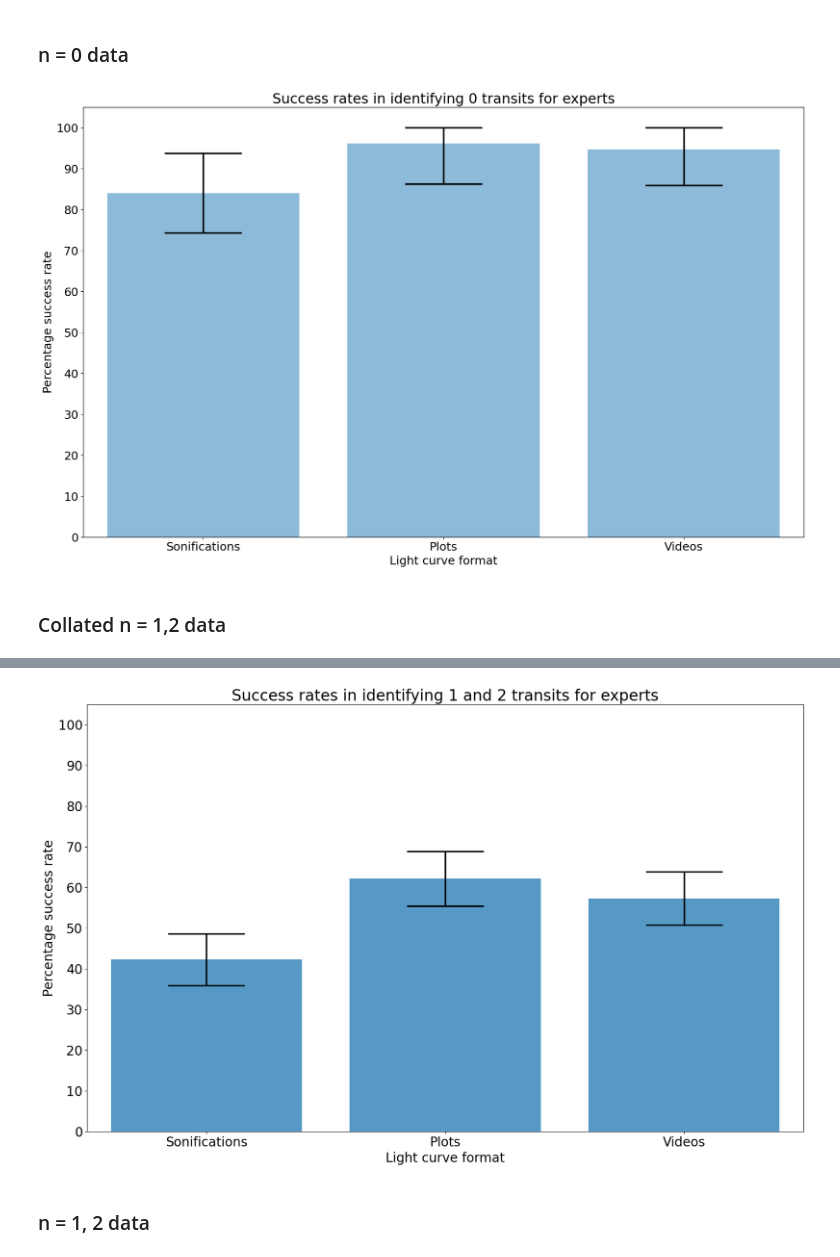
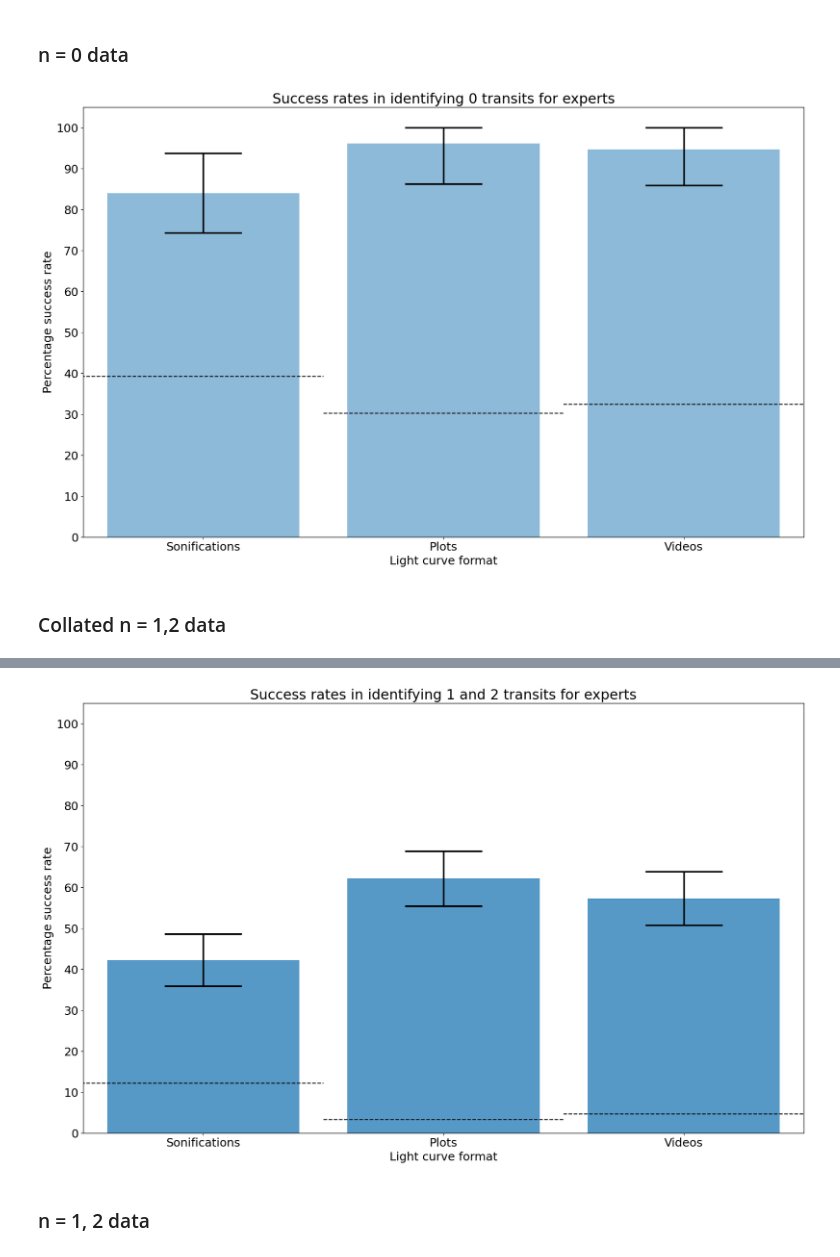
Before and after one commit to jacktuckerbrown/star-sound, a Jupyter notebook: analysis.ipynb, the cells around one changed output, grey strips where cells are left out. Cells and saved outputs as stored; diff of their text form; code cells hidden in the pictures.

Commit message:
functions to calc guess percentages and adding these to figures

```diff
--- a/analysis.ipynb
+++ b/analysis.ipynb
@@ -1065,10 +1119,0 @@ Responses and correct answers calculated
-# %%
-props = []
-snr = [3,5,7,10,30,100]
-
-for i in snr:
-
-    props.append(prop0_incorrect(expert_sound,i))
-
-guess_0_expert = 100*sum(props)/6
-print(guess_0_expert)
@@ -1077,23 +1119,0 @@ print(guess_0_expert)
-# %%
-rtz = 0
-onestwos = 0
-
-for i in sets_expert['Data']:
-
-    j = i.iloc[0:6]
-    #display(j)
-
-    for k in range(0,len(j['Name'])):
-
-        nu = j.iloc[k]['Total responses']
-        #print("Responses", nu)
-        rtz = rtz + float(nu) # Sum
-        #print("Total responses", rtz)
-
-        mu = float(j.iloc[k]['# of 1s']) + float(j.iloc[k]['# of 2s'])
-        #print("Add # of 1s and 2s",mu)
-        onestwos = onestwos + mu
-        #print("Total ones and twos responses", onestwos)
-
-#expert0guess = onestwos/rtz*100
-#print("Guess percentage =",expert0guess)
@@ -1129,16 +1155,15 @@ for i in sets_expert['Data']:
     suc_expert.append(tot_n/tot_resp*100)
     errsuc_expert.append(np.sqrt(tot_resp)/tot_resp*100)
 
-#print(suc_expert,errsuc_expert)
-#lo = error_trimming(suc_expert,errsuc_expert)[1]
-#up = error_trimming(suc_expert,errsuc_expert)[0]
-#errs = [lo, up]
-#print(errs)
 
 f, ax = plt.subplots(figsize=(20,12))
 ax.bar([1,2,3], suc_expert, yerr=error_out(suc_expert,errsuc_expert),
        error_kw=dict(capthick=2.5, elinewidth=2.5, ecolor='black'), alpha=0.5,align='center', ecolor='black', capsize=60)
-#ax.hlines(guess_0_expert,0, 4, linestyle = 'dashed',color= 'black')
+
+ax.hlines(calc_0guess(expert_sound,expert_visual,expert_video)[0],0, 1.5, linestyle = 'dashed',color= 'black')
+ax.hlines(calc_0guess(expert_sound,expert_visual,expert_video)[1],1.5, 2.5, linestyle = 'dashed',color= 'black')
+ax.hlines(calc_0guess(expert_sound,expert_visual,expert_video)[2],2.5, 4, linestyle = 'dashed',color= 'black')
+
 plt.ylim([0, 105])
 plt.xlim([0.5,3.5])
 ax.set_ylabel("Percentage success rate")
@@ -1155,7 +1180,7 @@ ax.xaxis.set_major_locator(x_locator)
 
 plt.savefig("n = 0, experts.jpg")
 # %% [output]
-[figure, old version]
+[figure, new version]
 # %% [markdown]
 ### Collated n = 1,2 data
 # %%
@@ -1186,15 +1211,14 @@ for i in sets_expert['Data']:
     suc_expert.append(tot_n/tot_resp*100)
     errsuc_expert.append(np.sqrt(tot_resp)/tot_resp*100)
 
-#print(suc_expert,errsuc_expert)
-#lo = error_trimming(suc_expert,errsuc_expert)[1]
-#up = error_trimming(suc_expert,errsuc_expert)[0]
-#errs = [lo, up]
-#print(errs)
 
 f, ax = plt.subplots(figsize=(20,12))
 ax.bar([1,2,3], suc_expert, yerr=error_out(suc_expert,errsuc_expert),
        error_kw=dict(capthick=2.5, elinewidth=2.5, ecolor='black'), alpha=0.75, align='center', ecolor='black', capsize=60)
+
+ax.hlines(calc_12guess(expert_sound,expert_visual,expert_video)[0],0, 1.5, linestyle = 'dashed',color= 'black')
+ax.hlines(calc_12guess(expert_sound,expert_visual,expert_video)[1],1.5, 2.5, linestyle = 'dashed',color= 'black')
+ax.hlines(calc_12guess(expert_sound,expert_visual,expert_video)[2],2.5, 4, linestyle = 'dashed',color= 'black')
 #ax.hlines(guess_0_expert,0, 4, linestyle = 'dashed',color= 'black')
 plt.ylim([0, 105])
 plt.xlim([0.5,3.5])
@@ -1224,34 +1248,34 @@ plt.savefig("n = 1,2 collated, experts.jpg")
 | 2 | Here is the link to sonification ... | 2 | 2 | 22 | 14 | 6 | 2 | 0 | ... |
 | 11 | Here is the link to sonification ... | 2 | 6 | 27 | 12 | 9 | 6 | 0 | ... |
 | 13 | Here is the link to sonification ... | 2 | 2 | 14 | 7 | 5 | 2 | 0 | ... |
 | 15 | Here is the link to sonification ... | 2 | 2 | 14 | 5 | 6 | 2 | 1 | ... |
 |  | Name | Correct n | Number of correct answers | Total responses | # of 0s | # of 1s | # of 2s | # of 3s | ... |
 | 12 | Here is the link to plot 59: http... | 1 | 13 | 14 | 1 | 13 | 0 | 0 | ... |
 | 10 | Here is the link to plot 10: http... | 1 | 27 | 27 | 0 | 27 | 0 | 0 | ... |
 | 9 | Here is the link to plot 17: http... | 1 | 0 | 15 | 15 | 0 | 0 | 0 | ... |
 | 8 | Here is the link to plot 64: http... | 1 | 11 | 16 | 2 | 11 | 3 | 0 | ... |
 | 4 | Here is the link to plot 28: http... | 1 | 20 | 21 | 0 | 20 | 1 | 0 | ... |
 | 2 | Here is the link to plot 91: http... | 1 | 0 | 19 | 19 | 0 | 0 | 0 | ... |
 | 5 | Here is the link to plot 49: http... | 2 | 9 | 22 | 9 | 4 | 9 | 0 | ... |
 | 11 | Here is the link to plot 18: http... | 2 | 1 | 13 | 11 | 1 | 1 | 0 | ... |
 | 1 | Here is the link to plot 71: http... | 2 | 21 | 22 | 1 | 0 | 21 | 0 | ... |
 | 15 | Here is the link to plot 36: http... | 2 | 14 | 14 | 0 | 0 | 14 | 0 | ... |
 | 7 | Here is the link to plot 15: http... | 2 | 12 | 22 | 2 | 7 | 12 | 1 | ... |
 | 17 | Here is the link to plot 94: http... | 2 | 10 | 17 | 2 | 5 | 10 | 0 | ... |
 |  | Name | Correct n | Number of correct answers | Total responses | # of 0s | # of 1s | # of 2s | # of 3s | ... |
 | 14 | Here is the link to video 10: htt... | 1 | 16 | 16 | 0 | 16 | 0 | 0 | ... |
 | 13 | Here is the link to video 17: htt... | 1 | 0 | 17 | 17 | 0 | 0 | 0 | ... |
 | 8 | Here is the link to video 59: htt... | 1 | 27 | 27 | 0 | 27 | 0 | 0 | ... |
 | 5 | Here is the link to video 28: htt... | 1 | 11 | 16 | 4 | 11 | 1 | 0 | ... |
 | 3 | Here is the link to video 64: htt... | 1 | 13 | 16 | 1 | 13 | 2 | 0 | ... |
 | 2 | Here is the link to video 91: htt... | 1 | 0 | 16 | 16 | 0 | 0 | 0 | ... |
 | 7 | Here is the link to video 36: htt... | 2 | 27 | 27 | 0 | 0 | 27 | 0 | ... |
 | 6 | Here is the link to video 18: htt... | 2 | 0 | 27 | 22 | 4 | 0 | 1 | ... |
 | 4 | Here is the link to video 15: htt... | 2 | 10 | 16 | 2 | 4 | 10 | 0 | ... |
 | 1 | Here is the link to video 49: htt... | 2 | 8 | 22 | 11 | 2 | 8 | 1 | ... |
 | 16 | Here is the link to video 71: htt... | 2 | 17 | 17 | 0 | 0 | 17 | 0 | ... |
 | 17 | Here is the link to video 94: htt... | 2 | 5 | 17 | 4 | 8 | 5 | 0 | ... |
-[figure, old version]
+[figure, new version]
 # %% [markdown]
 ### n = 1, 2 data
 # %%
```
Also changed, not shown: parts of 16 cells of this notebook.
